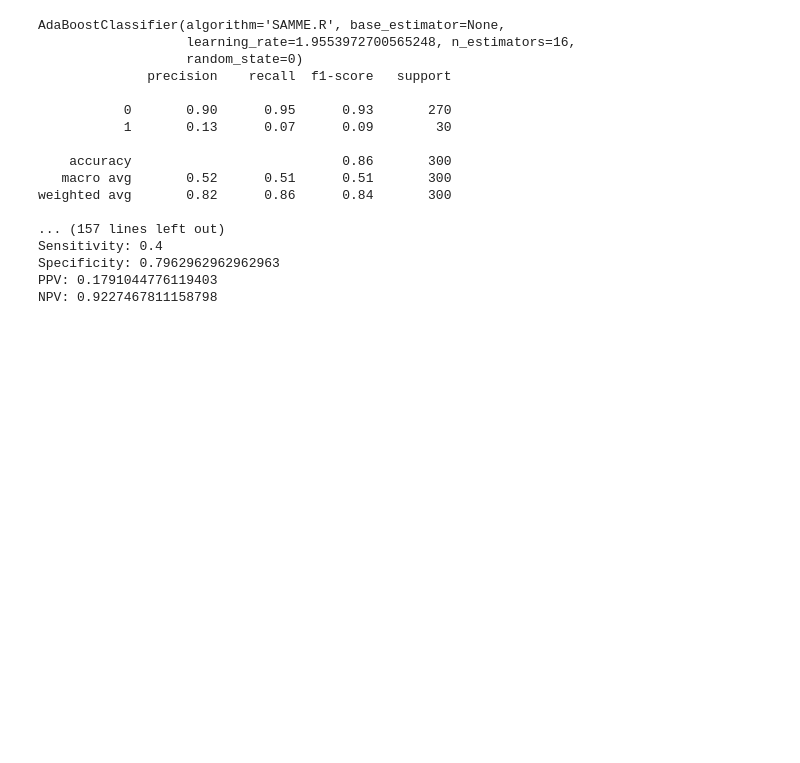
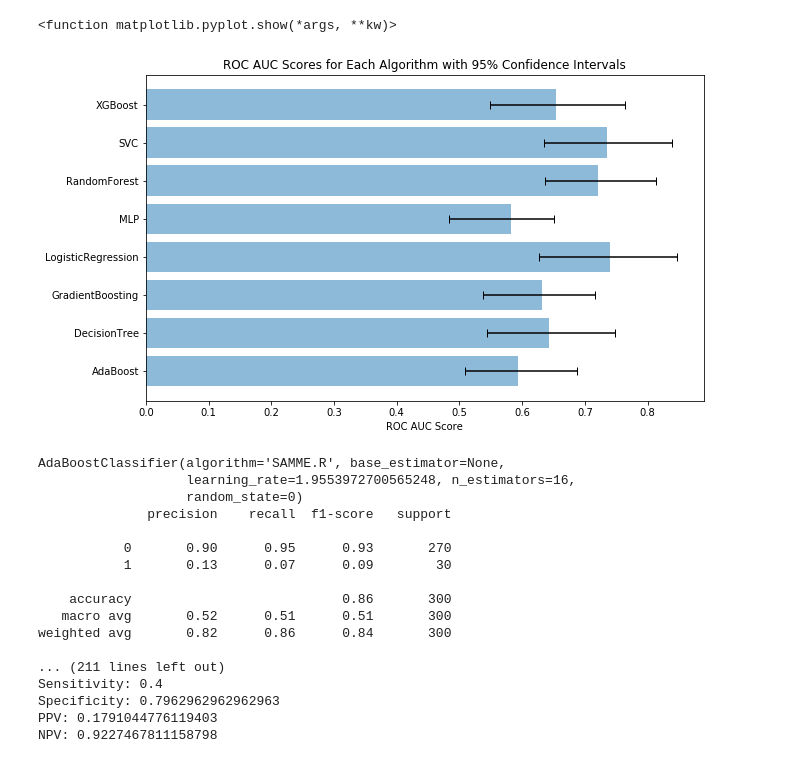
Before and after one commit to btcrabb/NSQIP_ML, a Jupyter notebook: notebooks/2.6-BTC-roc_auc_curves.ipynb, the cells around one changed output. Cells and saved outputs as stored; diff of their text form; code cells hidden in the pictures; blank space fills up the shorter version.

```diff
--- a/notebooks/2.6-BTC-roc_auc_curves.ipynb
+++ b/notebooks/2.6-BTC-roc_auc_curves.ipynb
@@ -161,30 +162,64 @@ generate_roc_curves(modelList, index, X_test, Y_test)
+# %%
+pos = np.arange(len(aucs))
+lower = [x[0] - x[1] for x in aucs]
+upper = [x[2] - x[0] for x in aucs]
+xerr = [lower, upper]
+
+plt.figure(figsize=(10,6))
+rects = plt.barh(pos, [x[0] for x in aucs],
+                 align='center',
+                 height=0.8,
+                 tick_label=index,
+                 xerr = xerr,
+                 capsize = 4.0,
+                 alpha = 0.5
+                )
+plt.xlabel("ROC AUC Score")
+plt.title("ROC AUC Scores for Each Algorithm with 95% Confidence Intervals")
+plt.savefig('../reports/figures/roc_bar_graph.png')
+plt.show
+# %% [output]
+<function matplotlib.pyplot.show(*args, **kw)>
+[figure, added]
 # %%
 from sklearn.metrics import classification_report
 
-def scores(Y_test, y_pred):
+def scores(Y_test, y_pred, probs):
     tn, fp, fn, tp = sklearn.metrics.confusion_matrix(Y_test, y_pred).ravel()
-    print('{}, {}, {}, {}\n'.format(tn, fp, fn, tp))
+
+    print('Confusion Matrix:')
+    data = {'y_Actual':    Y_test,
+        'y_Predicted': y_pred
+        }
+
+    df = pd.DataFrame(data, columns=['y_Actual','y_Predicted'])
+
+    confusion_matrix = pd.crosstab(df['y_Actual'], df['y_Predicted'], rownames=['Actual'], colnames=['Predicted'])
+    print (confusion_matrix)
 
     sensitivity = tp / (tp + fn)
     specificity = tn / (tn + fp)
     PPV = tp / (tp + fp)
     NPV = tn / (tn + fn)
 
-    print('Sensitivity: {}'.format(sensitivity))
+    print('\nSensitivity: {}'.format(sensitivity))
     print('Specificity: {}'.format(specificity))
     print('PPV: {}'.format(PPV))
     print('NPV: {}'.format(NPV))
 
-    return None
+    precision, recall, f1, _ = sklearn.metrics.precision_recall_fscore_support(Y_test, y_pred, average='binary')
+    auc = sklearn.metrics.roc_auc_score(Y_test, probs[:,1])
 
-curves = []
+    return sensitivity, specificity, PPV, NPV, f1, auc
+
+scoresList = []
 
 for model in modelList:
     y_pred = model.predict(X_test)
+    probs = model.predict_proba(X_test)
     print(model)
     print(classification_report(Y_test, y_pred))
-    scores(Y_test, y_pred)
-    curves.append(sklearn.metrics.roc_curve(Y_test, y_pred))
+    scoresList.append(np.array(scores(Y_test, y_pred, probs)))
     print('\n')
 # %% [output]
 AdaBoostClassifier(algorithm='SAMME.R', base_estimator=None,
@@ -199,7 +234,7 @@ AdaBoostClassifier(algorithm='SAMME.R', base_estimator=None,
    macro avg       0.52      0.51      0.51       300
 weighted avg       0.82      0.86      0.84       300
 
-... (157 lines left out)
+... (211 lines left out)
 Sensitivity: 0.4
 Specificity: 0.7962962962962963
 PPV: 0.1791044776119403
```
Also changed, not shown: parts of 12 cells of this notebook, 19 other files.
